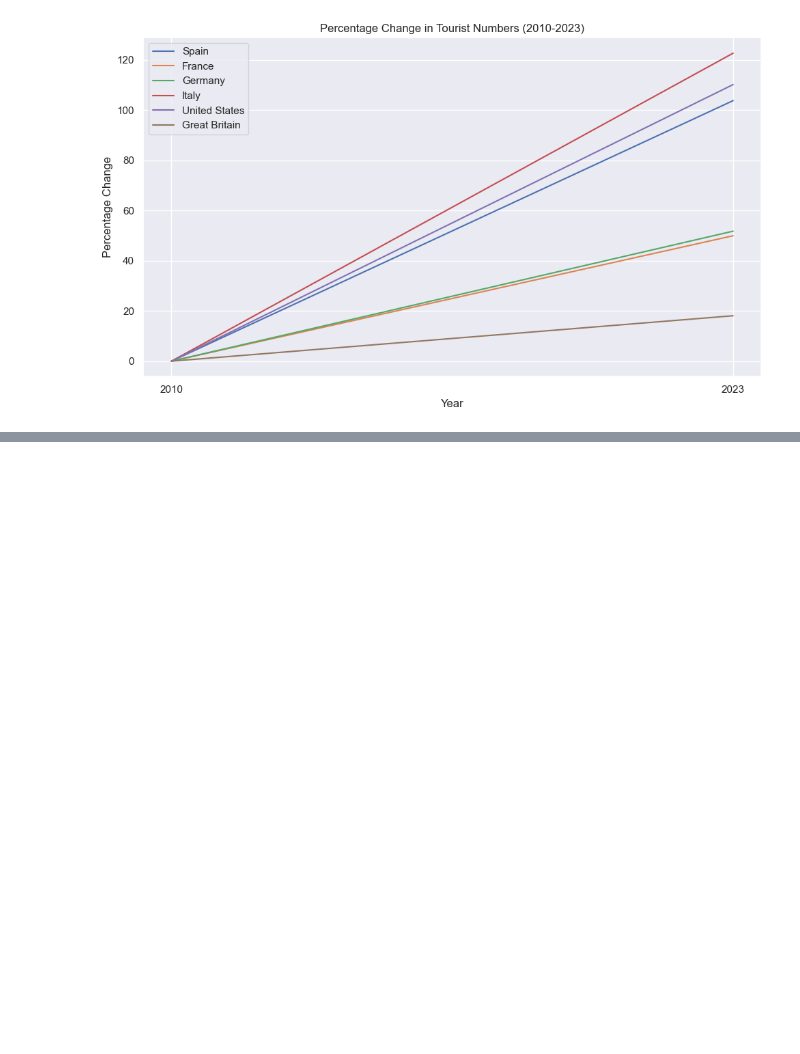
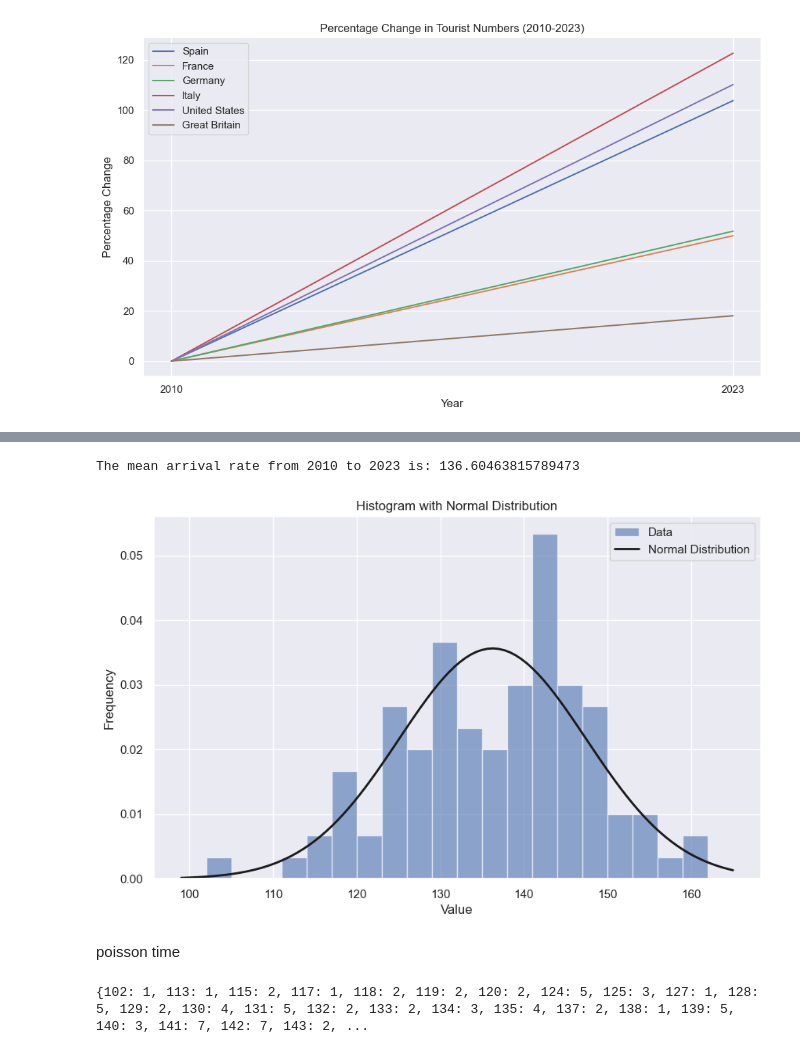
Before and after one commit to CoreyLouiseHughes/CA1_Tourism_CoreyHughes, a Jupyter notebook: Tourism_CA1.ipynb, the cells around one changed output, grey strips where cells are left out. Saved outputs shown, nothing was run; the diff lists cells and outputs as text; code cells hidden in the pictures; blank space fills up the shorter version.

Commit message:
Normal Distribution
Using a graph to plot out normal distribution which showed the the peak (mean) was at 136 thousand which is inline with my data

```diff
--- a/Tourism_CA1.ipynb
+++ b/Tourism_CA1.ipynb
@@ -680,0 +647,52 @@ If you're interested in modeling the arrivals on a day-to-day basis or if the ar
+# %%
+from scipy.stats import poisson
+mean_arrival_rate_2010_to_2023 = df_update['VALUE'].mean()
+
+# Generate random variates (samples) from a Poisson distribution using the mean arrival rate
+x_rvs = poisson.rvs(mean_arrival_rate_2010_to_2023, size=23, random_state=2)
+print(f"The mean arrival rate from 2010 to 2023 is: {mean_arrival_rate_2010_to_2023}")
+# %% [output]
+The mean arrival rate from 2010 to 2023 is: 136.60463815789473
+# %%
+from scipy.stats import norm
+
+# Extract values and frequencies from the dictionary
+values = list(df_update.keys())
+frequencies = list(df_update.values())
+
+# Calculate mean and standard deviation
+mean = np.average(values, weights=frequencies)
+std_dev = np.sqrt(np.average((values - mean)**2, weights=frequencies))
+
+# Plot histogram
+plt.figure(figsize=(10, 6))
+plt.hist(values, bins=20, weights=frequencies, density=True, alpha=0.6, color='b', label='Data')
+
+# Plot normal distribution curve
+xmin, xmax = plt.xlim()
+x = np.linspace(xmin, xmax, 100)
+p = norm.pdf(x, mean, std_dev)
+plt.plot(x, p, 'k', linewidth=2, label='Normal Distribution')
+
+plt.title('Histogram with Normal Distribution')
+plt.xlabel('Value')
+plt.ylabel('Frequency')
+plt.legend()
+plt.grid(True)
+plt.show()
+# %% [output]
+[figure, added]
+# %% [markdown]
+poisson time
+# %%
+x_rvs = np.random.poisson(mean_arrival_rate_2010_to_2023, size=100)
+
+# Count the occurrences of each value and create a dictionary
+df_update = dict(zip(*np.unique(x_rvs, return_counts=True)))
+
+# Print the dictionary
+print(df_update)
+
+#This distribution can provide insights into the variability and common patterns in tourist arrivals over the years.
+# %% [output]
+{102: 1, 113: 1, 115: 2, 117: 1, 118: 2, 119: 2, 120: 2, 124: 5, 125: 3, 127: 1, 128: 5, 129: 2, 130: 4, 131: 5, 132: 2, 133: 2, 134: 3, 135: 4, 137: 2, 138: 1, 139: 5, 140: 3, 141: 7, 142: 7, 143: 2, ...
```
Also changed, not shown: parts of 20 cells of this notebook.
